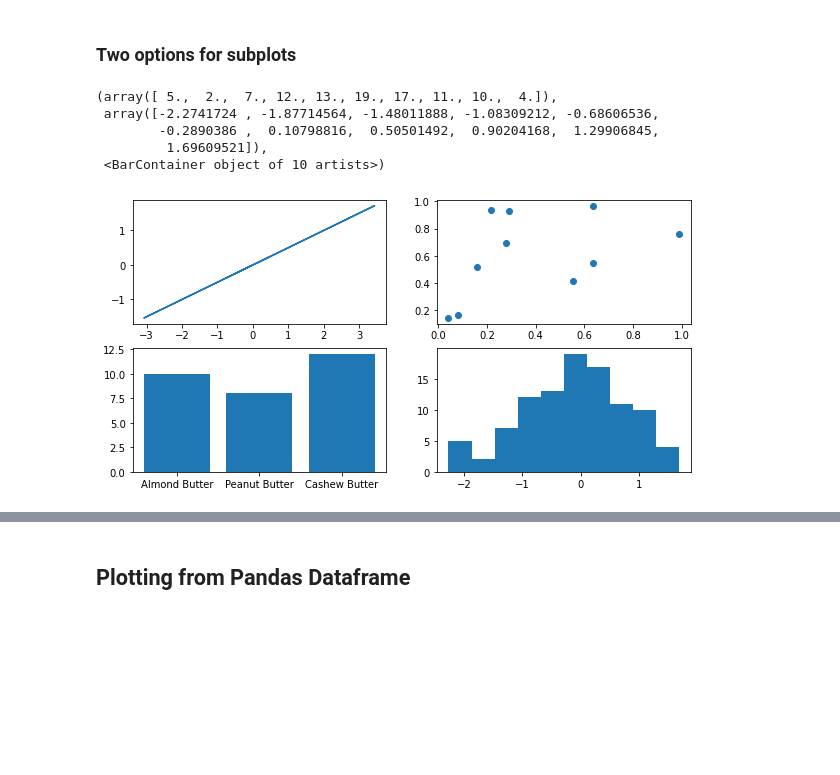
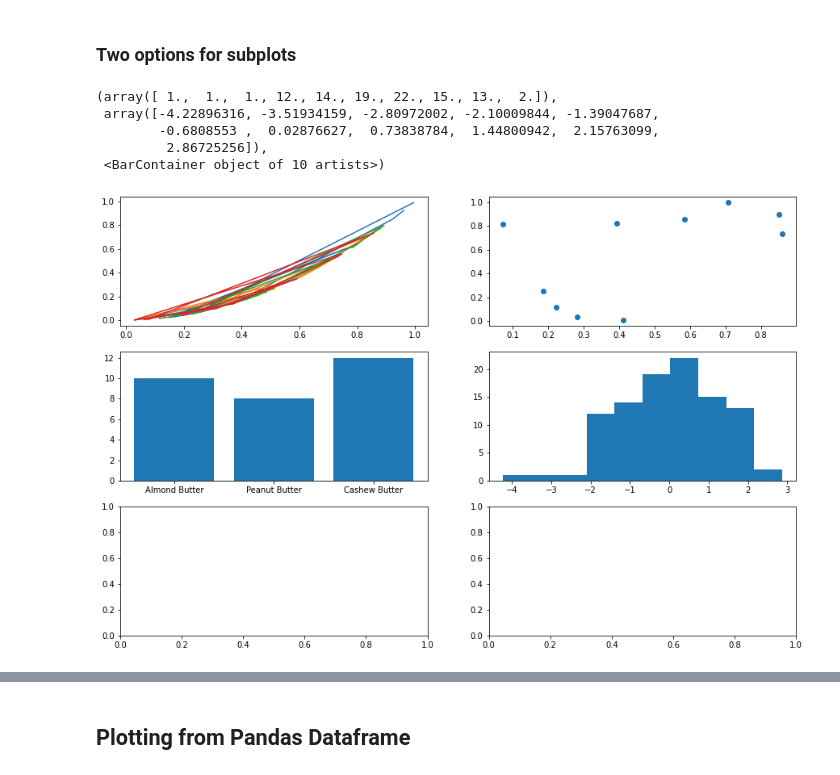
Before and after one commit to Nidhi-1223/Zero-to-Master-s-Machine-Learning-Course, a Jupyter notebook: Matplotlib Library/matplotlib.ipynb, the cells around one changed output, grey strips where cells are left out. Saved outputs shown, nothing was run; the diff lists cells and outputs as text; code cells hidden in the pictures; blank space fills up the shorter version.

Commit message:
Matplotlib Subplots

```diff
--- a/Matplotlib Library/matplotlib.ipynb
+++ b/Matplotlib Library/matplotlib.ipynb
@@ -166,16 +166,16 @@ ax.hist(x)
 ### Two options for subplots
 # %%
 #Subplot option 1
-fig, ((ax1,ax2),(ax3,ax4)) = plt.subplots(nrows=2,ncols=2,figsize=(10,5))
-#plot to each different axis
-ax1.plot(x,x/2)
+fig, ((ax1,ax2),(ax3,ax4),(a3,a4)) = plt.subplots(nrows=3,ncols=2,figsize=(15,10))
+# plot to each different axis
+ax1.plot(x,x**2)
 ax2.scatter(np.random.random(10),np.random.random(10))
 ax3.bar(nut_butter_prices.keys(),nut_butter_prices.values())
 ax4.hist(np.random.randn(100))
 # %% [output]
-(array([ 5.,  2.,  7., 12., 13., 19., 17., 11., 10.,  4.]),
- array([-2.2741724 , -1.87714564, -1.48011888, -1.08309212, -0.68606536,
-        -0.2890386 ,  0.10798816,  0.50501492,  0.90204168,  1.29906845,
-         1.69609521]),
+(array([ 1.,  1.,  1., 12., 14., 19., 22., 15., 13.,  2.]),
+ array([-4.22896316, -3.51934159, -2.80972002, -2.10009844, -1.39047687,
+        -0.6808553 ,  0.02876627,  0.73838784,  1.44800942,  2.15763099,
+         2.86725256]),
  <BarContainer object of 10 artists>)
-[figure, old version]
+[figure, new version]
```
Also changed, not shown: parts of 15 cells of this notebook.
